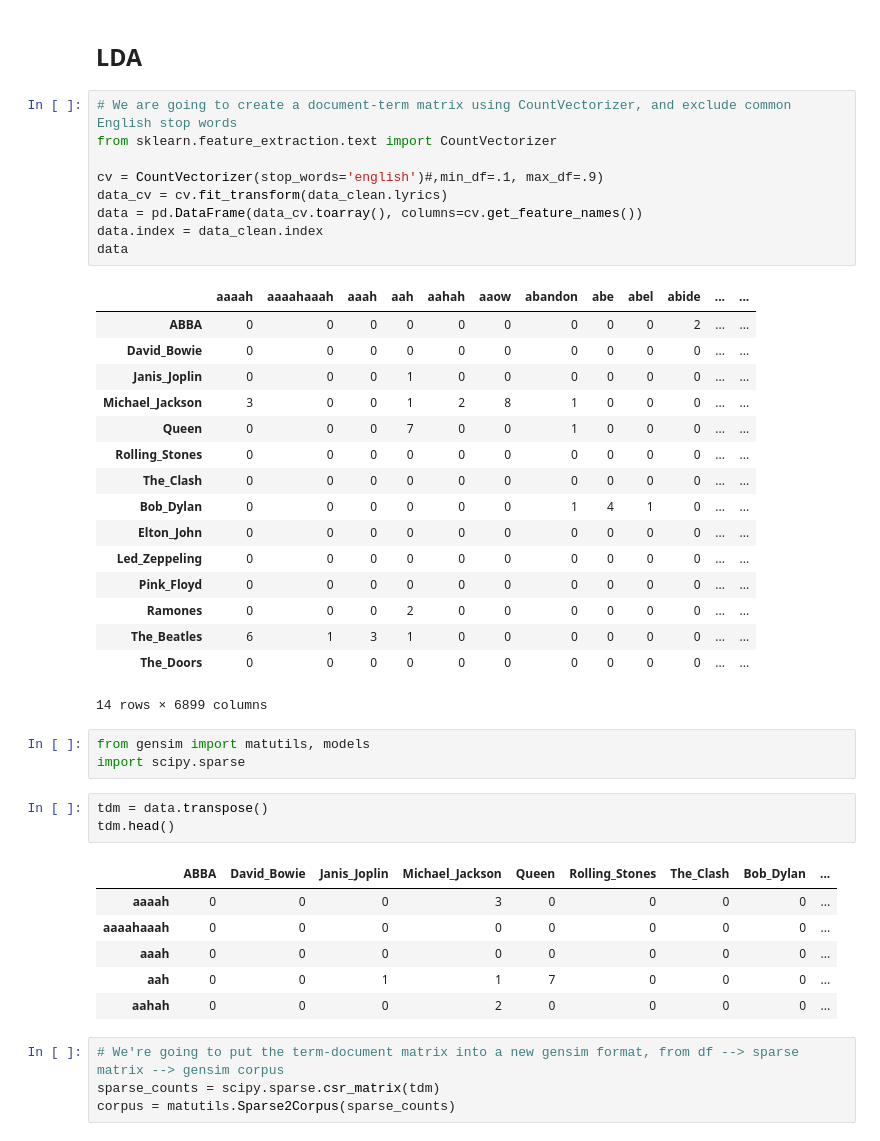
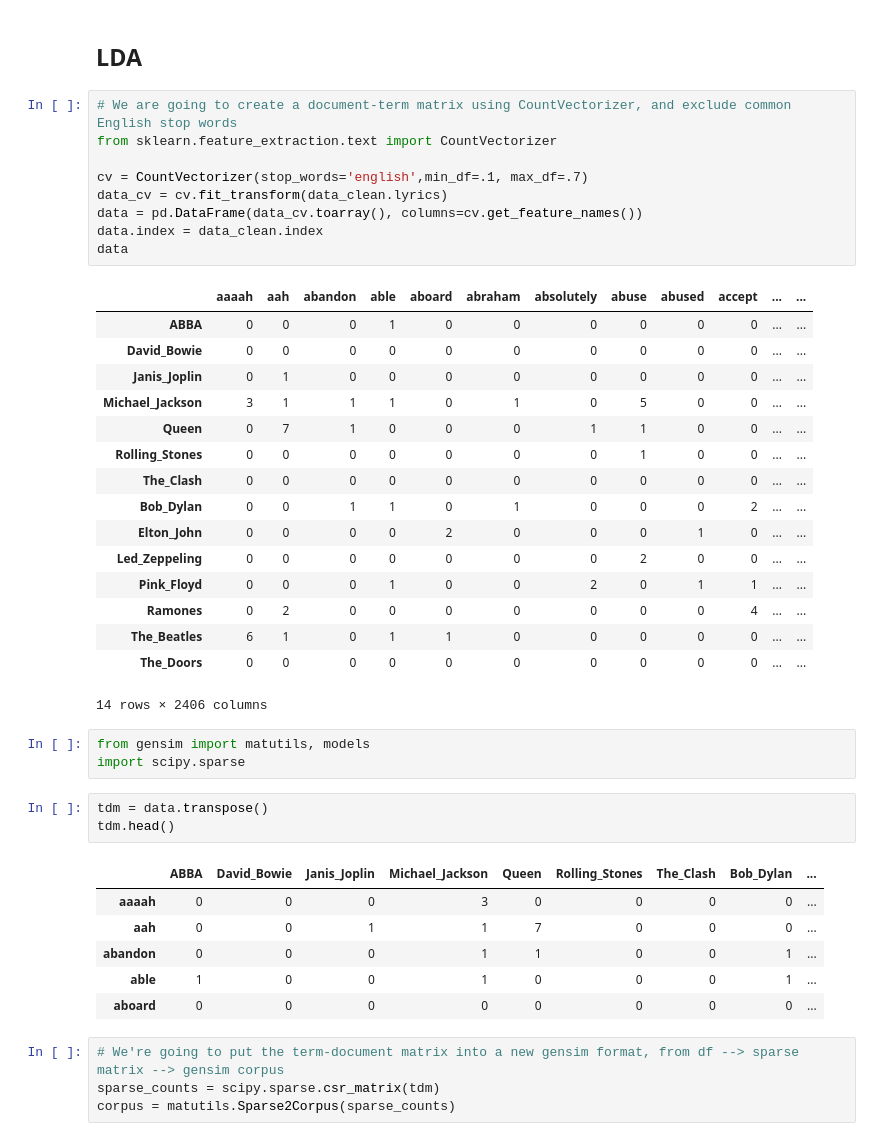
Before and after one commit to mauriciosotogomez/NLP, a Jupyter notebook: 04_Topic_Modeling.ipynb, the cells around one changed output. Saved outputs shown, nothing was run; the diff lists cells and outputs as text.

```diff
--- a/04_Topic_Modeling.ipynb
+++ b/04_Topic_Modeling.ipynb
@@ -123,29 +123,29 @@ Topic 4:
 # %%
 # We are going to create a document-term matrix using CountVectorizer, and exclude common English stop words
 from sklearn.feature_extraction.text import CountVectorizer
 
-cv = CountVectorizer(stop_words='english')#,min_df=.1, max_df=.9)
+cv = CountVectorizer(stop_words='english',min_df=.1, max_df=.7)
 data_cv = cv.fit_transform(data_clean.lyrics)
 data = pd.DataFrame(data_cv.toarray(), columns=cv.get_feature_names())
 data.index = data_clean.index
 data
 # %% [output]
-|  | aaaah | aaaahaaah | aaah | aah | aahah | aaow | abandon | abe | abel | abide | ... | ... |
-| ABBA | 0 | 0 | 0 | 0 | 0 | 0 | 0 | 0 | 0 | 2 | ... | ... |
+|  | aaaah | aah | abandon | able | aboard | abraham | absolutely | abuse | abused | accept | ... | ... |
+| ABBA | 0 | 0 | 0 | 1 | 0 | 0 | 0 | 0 | 0 | 0 | ... | ... |
 | David_Bowie | 0 | 0 | 0 | 0 | 0 | 0 | 0 | 0 | 0 | 0 | ... | ... |
-| Janis_Joplin | 0 | 0 | 0 | 1 | 0 | 0 | 0 | 0 | 0 | 0 | ... | ... |
-| Michael_Jackson | 3 | 0 | 0 | 1 | 2 | 8 | 1 | 0 | 0 | 0 | ... | ... |
-| Queen | 0 | 0 | 0 | 7 | 0 | 0 | 1 | 0 | 0 | 0 | ... | ... |
-| Rolling_Stones | 0 | 0 | 0 | 0 | 0 | 0 | 0 | 0 | 0 | 0 | ... | ... |
+| Janis_Joplin | 0 | 1 | 0 | 0 | 0 | 0 | 0 | 0 | 0 | 0 | ... | ... |
+| Michael_Jackson | 3 | 1 | 1 | 1 | 0 | 1 | 0 | 5 | 0 | 0 | ... | ... |
+| Queen | 0 | 7 | 1 | 0 | 0 | 0 | 1 | 1 | 0 | 0 | ... | ... |
+| Rolling_Stones | 0 | 0 | 0 | 0 | 0 | 0 | 0 | 1 | 0 | 0 | ... | ... |
 | The_Clash | 0 | 0 | 0 | 0 | 0 | 0 | 0 | 0 | 0 | 0 | ... | ... |
-| Bob_Dylan | 0 | 0 | 0 | 0 | 0 | 0 | 1 | 4 | 1 | 0 | ... | ... |
-| Elton_John | 0 | 0 | 0 | 0 | 0 | 0 | 0 | 0 | 0 | 0 | ... | ... |
-| Led_Zeppeling | 0 | 0 | 0 | 0 | 0 | 0 | 0 | 0 | 0 | 0 | ... | ... |
-| Pink_Floyd | 0 | 0 | 0 | 0 | 0 | 0 | 0 | 0 | 0 | 0 | ... | ... |
-| Ramones | 0 | 0 | 0 | 2 | 0 | 0 | 0 | 0 | 0 | 0 | ... | ... |
-| The_Beatles | 6 | 1 | 3 | 1 | 0 | 0 | 0 | 0 | 0 | 0 | ... | ... |
+| Bob_Dylan | 0 | 0 | 1 | 1 | 0 | 1 | 0 | 0 | 0 | 2 | ... | ... |
+| Elton_John | 0 | 0 | 0 | 0 | 2 | 0 | 0 | 0 | 1 | 0 | ... | ... |
+| Led_Zeppeling | 0 | 0 | 0 | 0 | 0 | 0 | 0 | 2 | 0 | 0 | ... | ... |
+| Pink_Floyd | 0 | 0 | 0 | 1 | 0 | 0 | 2 | 0 | 1 | 1 | ... | ... |
+| Ramones | 0 | 2 | 0 | 0 | 0 | 0 | 0 | 0 | 0 | 4 | ... | ... |
+| The_Beatles | 6 | 1 | 0 | 1 | 1 | 0 | 0 | 0 | 0 | 0 | ... | ... |
 | The_Doors | 0 | 0 | 0 | 0 | 0 | 0 | 0 | 0 | 0 | 0 | ... | ... |
-14 rows × 6899 columns
+14 rows × 2406 columns
 # %%
 from gensim import matutils, models
 import scipy.sparse
@@ -155,10 +155,10 @@ tdm.head()
 # %% [output]
 |  | ABBA | David_Bowie | Janis_Joplin | Michael_Jackson | Queen | Rolling_Stones | The_Clash | Bob_Dylan | ... |
 | aaaah | 0 | 0 | 0 | 3 | 0 | 0 | 0 | 0 | ... |
-| aaaahaaah | 0 | 0 | 0 | 0 | 0 | 0 | 0 | 0 | ... |
-| aaah | 0 | 0 | 0 | 0 | 0 | 0 | 0 | 0 | ... |
 | aah | 0 | 0 | 1 | 1 | 7 | 0 | 0 | 0 | ... |
-| aahah | 0 | 0 | 0 | 2 | 0 | 0 | 0 | 0 | ... |
+| abandon | 0 | 0 | 0 | 1 | 1 | 0 | 0 | 1 | ... |
+| able | 1 | 0 | 0 | 1 | 0 | 0 | 0 | 1 | ... |
+| aboard | 0 | 0 | 0 | 0 | 0 | 0 | 0 | 0 | ... |
 # %%
 # We're going to put the term-document matrix into a new gensim format, from df --> sparse matrix --> gensim corpus
 sparse_counts = scipy.sparse.csr_matrix(tdm)
```
Also changed, not shown: parts of 16 cells of this notebook, 2 other files.
